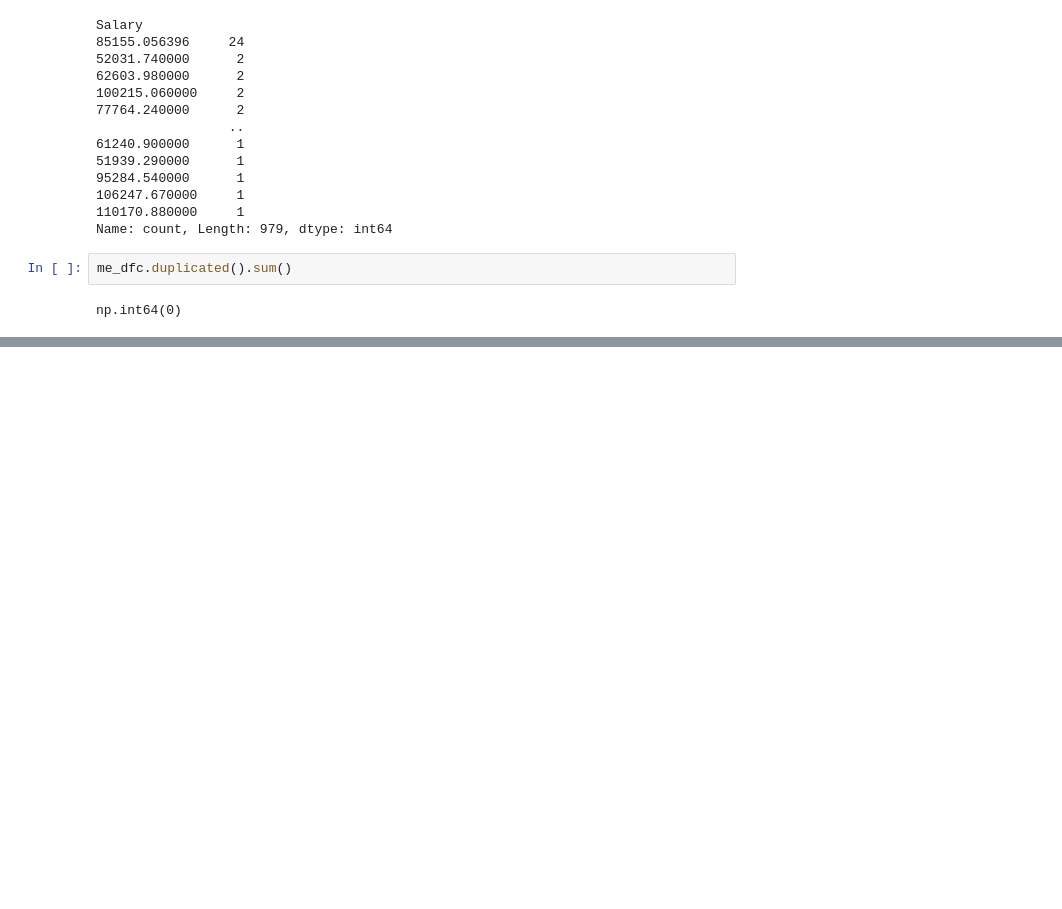
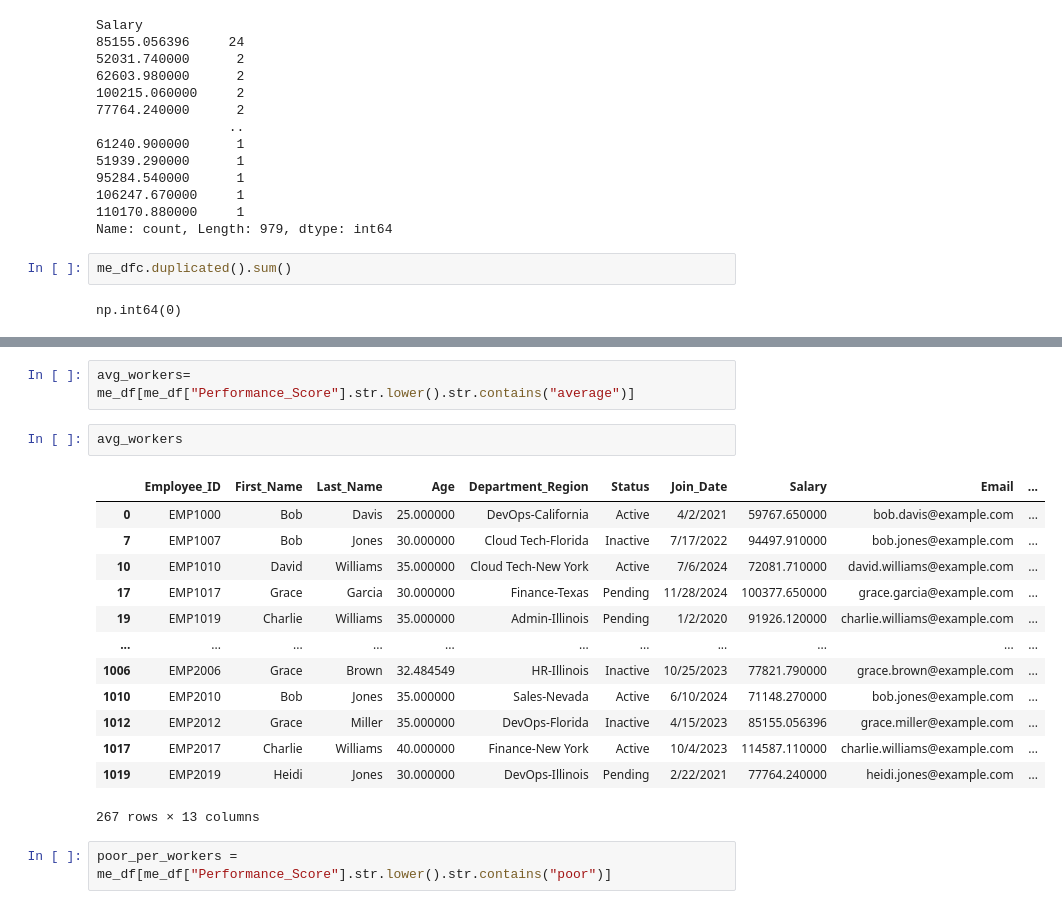
Before and after one commit to sthasarita/Pandas, a Jupyter notebook: Messy_Employee_Dataset_Cleaning.ipynb, the cells around one changed output, grey strips where cells are left out. Drawn from its saved outputs; the diff is of its cells as text; blank space fills up the shorter version.

```diff
--- a/Messy_Employee_Dataset_Cleaning.ipynb
+++ b/Messy_Employee_Dataset_Cleaning.ipynb
@@ -495,0 +725,20 @@ np.int64(0)
+# %%
+avg_workers= me_df[me_df["Performance_Score"].str.lower().str.contains("average")]
+# %%
+avg_workers
+# %% [output]
+|  | Employee_ID | First_Name | Last_Name | Age | Department_Region | Status | Join_Date | Salary | Email | ... |
+| 0 | EMP1000 | Bob | Davis | 25.000000 | DevOps-California | Active | 4/2/2021 | 59767.650000 | bob.davis@example.com | ... |
+| 7 | EMP1007 | Bob | Jones | 30.000000 | Cloud Tech-Florida | Inactive | 7/17/2022 | 94497.910000 | bob.jones@example.com | ... |
+| 10 | EMP1010 | David | Williams | 35.000000 | Cloud Tech-New York | Active | 7/6/2024 | 72081.710000 | david.williams@example.com | ... |
+| 17 | EMP1017 | Grace | Garcia | 30.000000 | Finance-Texas | Pending | 11/28/2024 | 100377.650000 | grace.garcia@example.com | ... |
+| 19 | EMP1019 | Charlie | Williams | 35.000000 | Admin-Illinois | Pending | 1/2/2020 | 91926.120000 | charlie.williams@example.com | ... |
+| ... | ... | ... | ... | ... | ... | ... | ... | ... | ... | ... |
+| 1006 | EMP2006 | Grace | Brown | 32.484549 | HR-Illinois | Inactive | 10/25/2023 | 77821.790000 | grace.brown@example.com | ... |
+| 1010 | EMP2010 | Bob | Jones | 35.000000 | Sales-Nevada | Active | 6/10/2024 | 71148.270000 | bob.jones@example.com | ... |
+| 1012 | EMP2012 | Grace | Miller | 35.000000 | DevOps-Florida | Inactive | 4/15/2023 | 85155.056396 | grace.miller@example.com | ... |
+| 1017 | EMP2017 | Charlie | Williams | 40.000000 | Finance-New York | Active | 10/4/2023 | 114587.110000 | charlie.williams@example.com | ... |
+| 1019 | EMP2019 | Heidi | Jones | 30.000000 | DevOps-Illinois | Pending | 2/22/2021 | 77764.240000 | heidi.jones@example.com | ... |
+267 rows × 13 columns
+# %%
+poor_per_workers = me_df[me_df["Performance_Score"].str.lower().str.contains("poor")]
```
Also changed, not shown: parts of 52 cells of this notebook.
